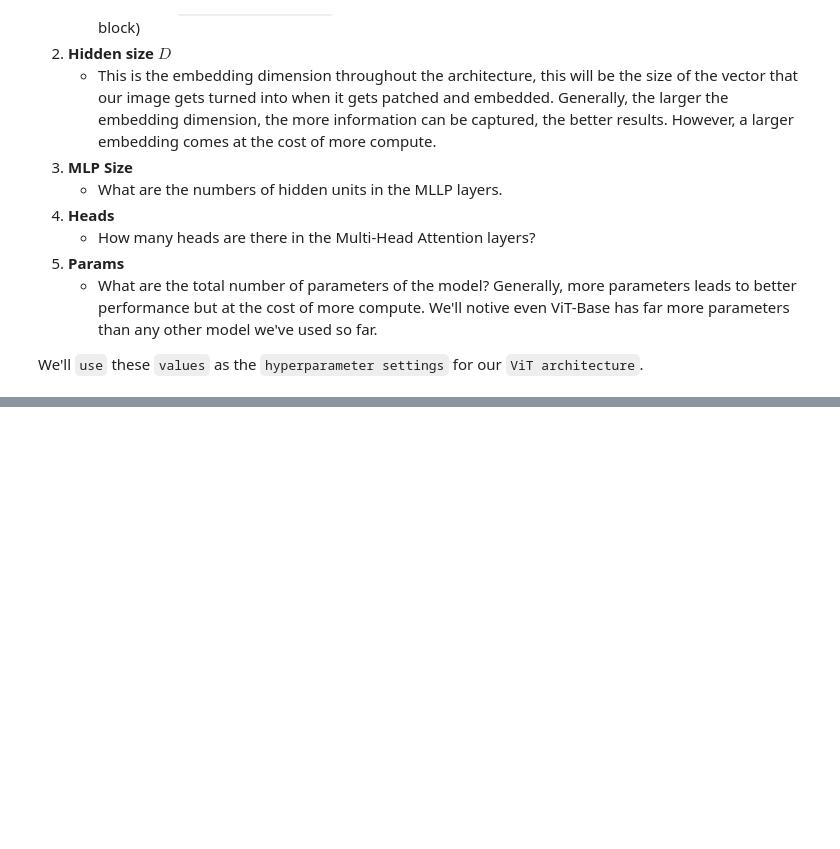
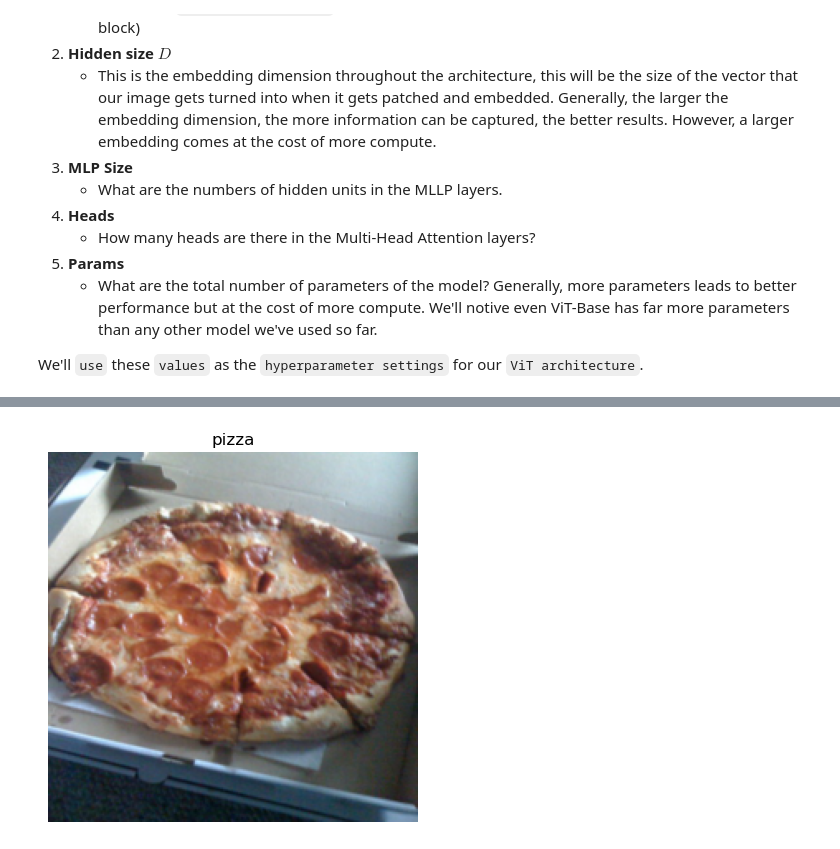
Before and after one commit to maheshsunuwar/deep-learning-pytorch, a Jupyter notebook: 08. PyTorch Paper Replicating/08_pytorch_paper_replicating.ipynb, the cells around one changed output, grey strips where cells are left out. Saved outputs shown, nothing was run; the diff lists cells and outputs as text; code cells hidden in the pictures; blank space fills up the shorter version.

Commit message:
converting images into patches

```diff
--- a/08. PyTorch Paper Replicating/08_pytorch_paper_replicating.ipynb
+++ b/08. PyTorch Paper Replicating/08_pytorch_paper_replicating.ipynb
@@ -499,0 +597,7 @@ We'll `use` these `values` as the `hyperparameter settings` for our `ViT archite
+# %%
+# View single image
+plt.imshow(image.permute(1,2,0))
+plt.title(class_names[label])
+plt.axis(False);
+# %% [output]
+[figure, added]
```
Also changed, not shown: parts of 30 cells of this notebook, 2 other files.
